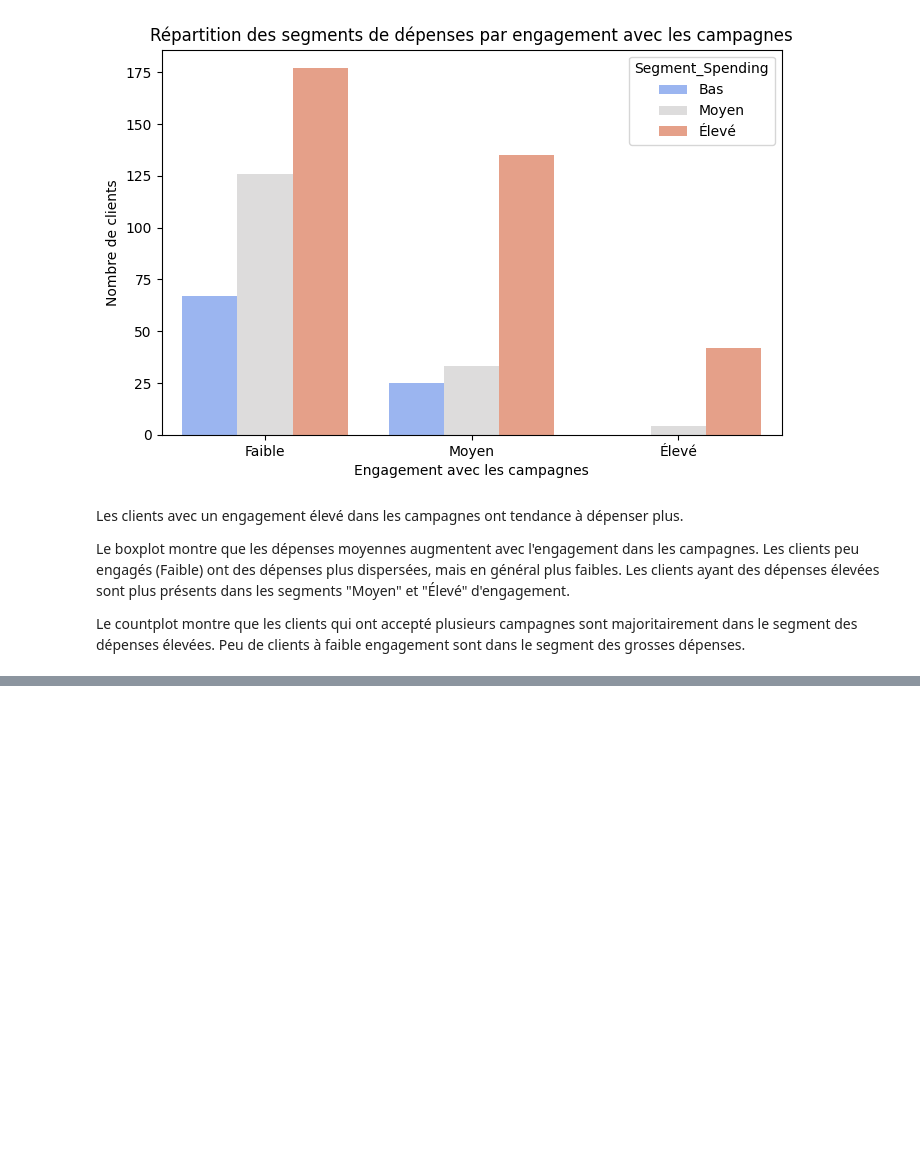
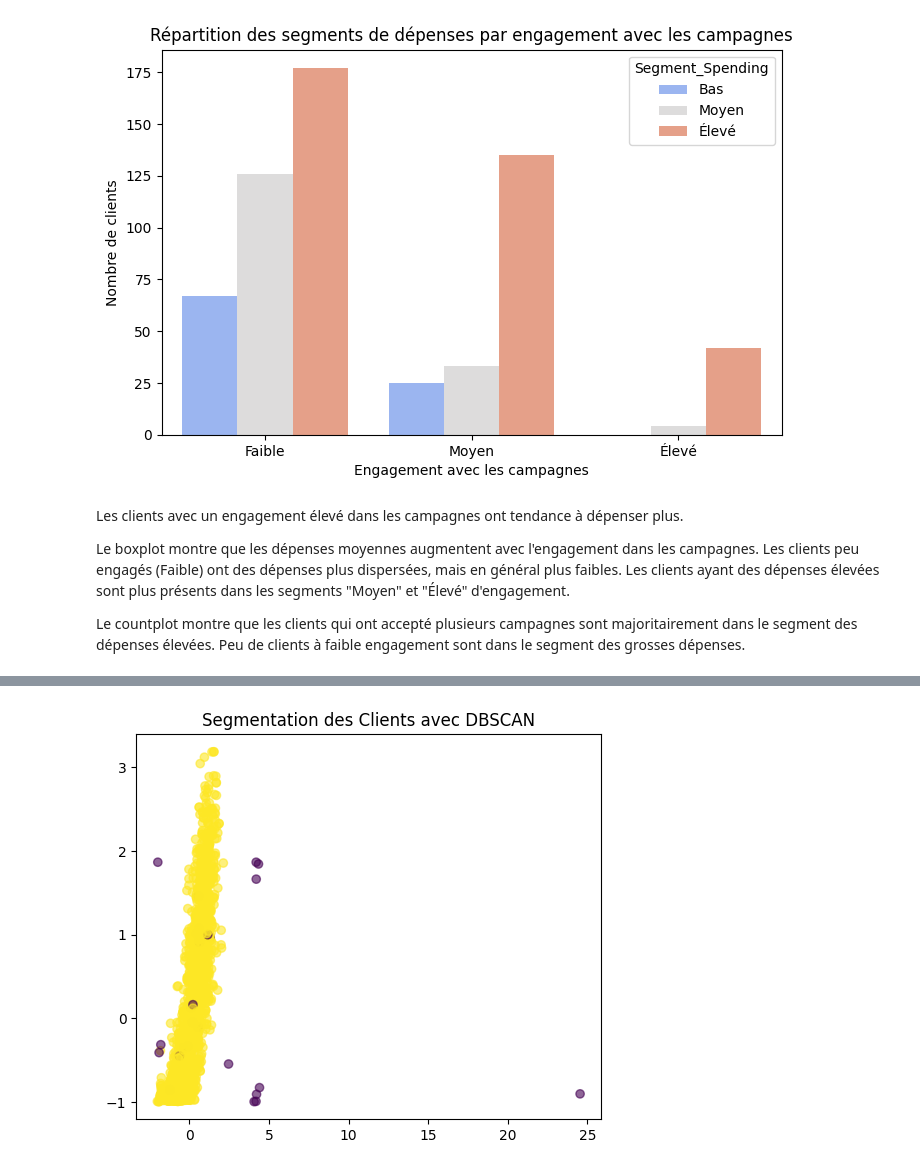
Before and after one commit to Yohannkp/Analyse-Marketing, a Jupyter notebook: Notebook/notebook.ipynb, the cells around one changed output, grey strips where cells are left out. Saved outputs shown, nothing was run; the diff lists cells and outputs as text; code cells hidden in the pictures; blank space fills up the shorter version.

```diff
--- a/Notebook/notebook.ipynb
+++ b/Notebook/notebook.ipynb
@@ -406,0 +554,20 @@ _Analyser les freins des clients à fort revenu qui acceptent peu de campagnes.
+# %%
+from sklearn.cluster import DBSCAN
+
+# Entraînement du modèle DBSCAN
+dbscan = DBSCAN(eps=1.5, min_samples=15)
+clusters_dbscan = dbscan.fit_predict(X)
+
+# Ajout des labels au DataFrame
+df["DBSCAN_Cluster"] = clusters_dbscan
+
+if isinstance(X, pd.DataFrame):
+    X = X.to_numpy()
+
+# Visualisation des clusters DBSCAN
+plt.figure(figsize=(6, 5))
+plt.scatter(X[:, 0], X[:, 1], c=clusters_dbscan, cmap="viridis", alpha=0.6)
+plt.title("Segmentation des Clients avec DBSCAN")
+plt.show()
+# %% [output]
+[figure, added]
```
Also changed, not shown: parts of 64 cells of this notebook.
